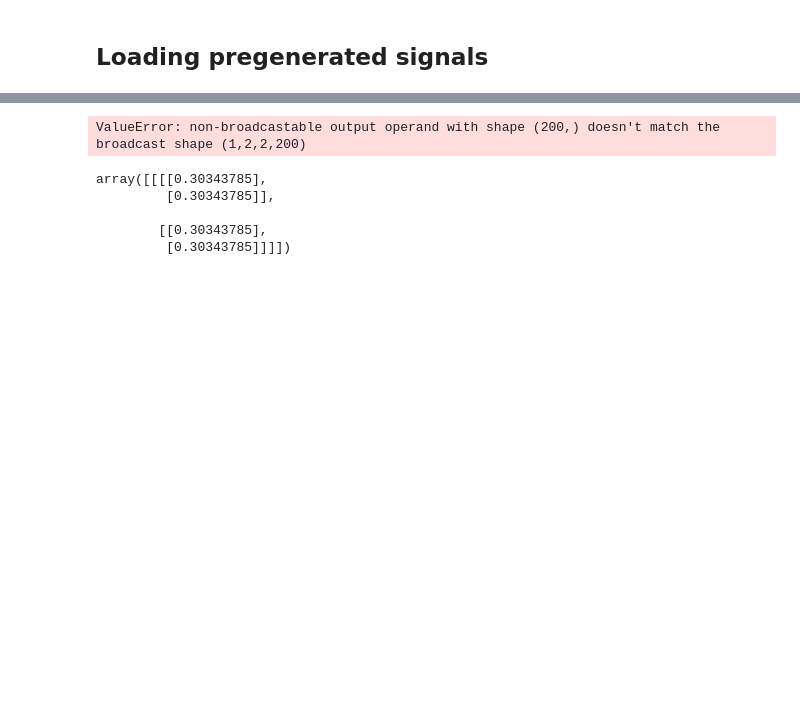
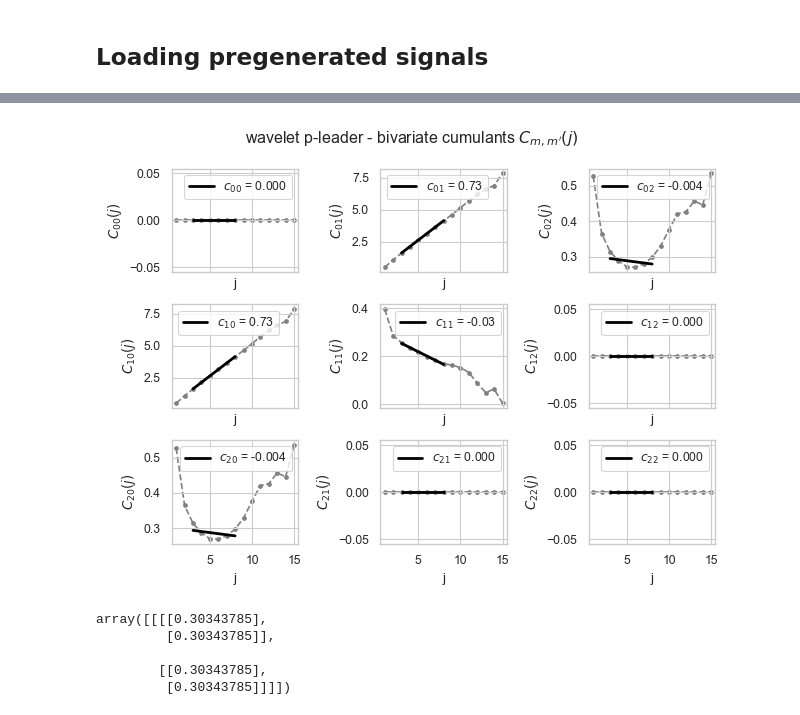
Before and after one commit to neurospin/pymultifracs, a Jupyter notebook: notebooks/Bivariate.ipynb, the cells around one changed output, grey strips where cells are left out. Cells and saved outputs as stored; diff of their text form; code cells hidden in the pictures; blank space fills up the shorter version.

```diff
--- a/notebooks/Bivariate.ipynb
+++ b/notebooks/Bivariate.ipynb
@@ -74,0 +136,2 @@ sns.set_context('paper')
+# %%
+lwt = mfa(WT, scaling_ranges)
@@ -75,7 +142,7 @@ sns.set_context('paper')
 # %%
-lwt.cumulants.plot_legendre()
+lwt.cumulants.plot()
 # %% [output]
-ValueError: non-broadcastable output operand with shape (200,) doesn't match the broadcast shape (1,2,2,200)
+[figure, added]
 # %%
 lwt.cumulants
 # %%
```
Also changed, not shown: parts of 18 cells of this notebook, 5 other files.
